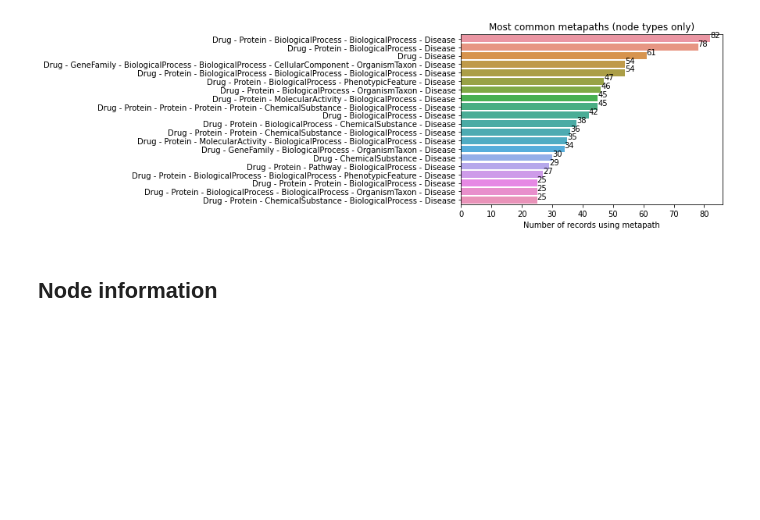
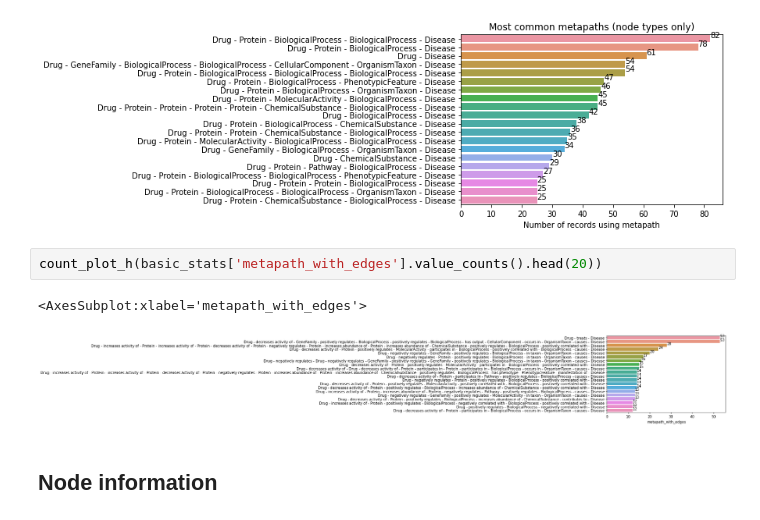
Before and after one commit to SuLab/DMDB_Analysis, a Jupyter notebook: 1_code/1_basic_dmdb_analysis.ipynb, the cells around one changed output. Cells and saved outputs as stored; diff of their text form; blank space fills up the shorter version.

```diff
--- a/1_code/1_basic_dmdb_analysis.ipynb
+++ b/1_code/1_basic_dmdb_analysis.ipynb
@@ -268,6 +271,11 @@ plt.xlabel('Number of records using metapath')
 # %% [output]
 Text(0.5, 0, 'Number of records using metapath')
 [figure]
+# %%
+count_plot_h(basic_stats['metapath_with_edges'].value_counts().head(20))
+# %% [output]
+<AxesSubplot:xlabel='metapath_with_edges'>
+[figure, added]
 # %% [markdown]
 ## Node information
 # %%
```
Also changed, not shown: parts of 5 cells of this notebook.
